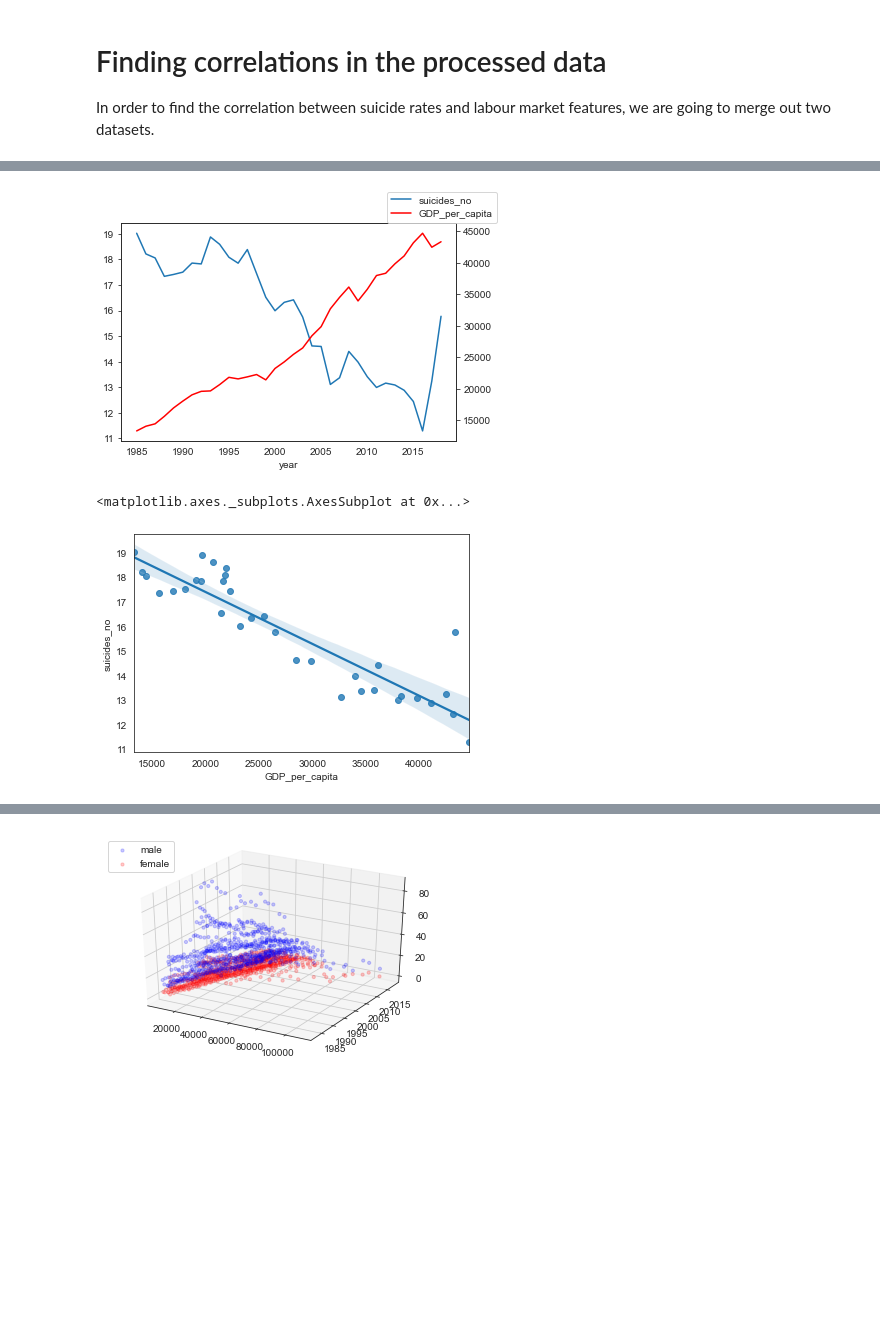
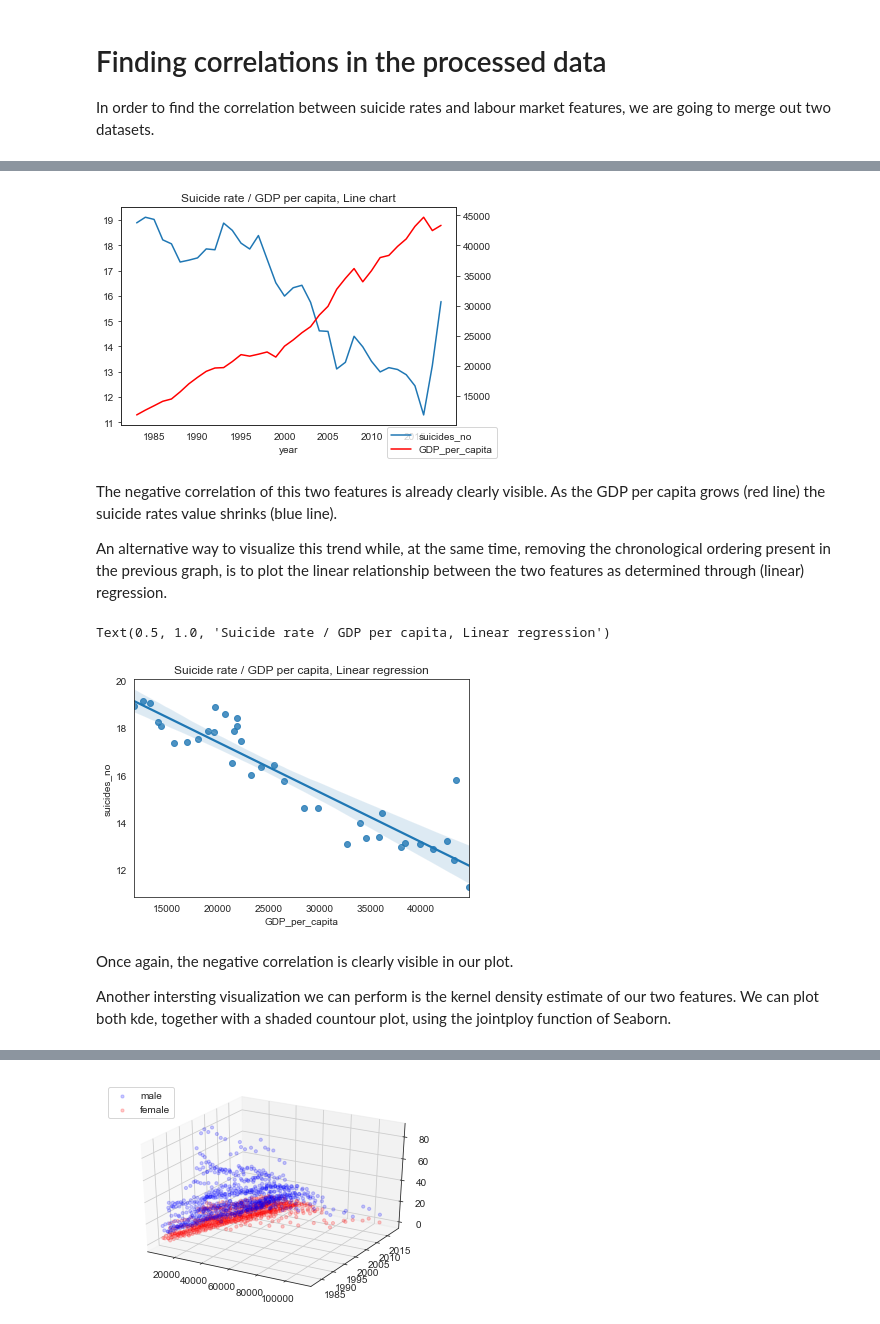
Before and after one commit to iberius96/Python-Suicides-Europe, a Jupyter notebook: main.ipynb, the cells around one changed output, grey strips where cells are left out. Drawn from its saved outputs; the diff is of its cells as text; code cells hidden in the pictures; blank space fills up the shorter version.

```diff
--- a/main.ipynb
+++ b/main.ipynb
@@ -771,22 +795,32 @@ buildCorrelation(merged_data, 'female')
 # %%
-df = merged_data[merged_data['sex'] == 'male']
 df = merged_data[['year', 'suicides_no', 'GDP_per_capita']].groupby(['year']).mean().reset_index()
-df = df[df['year'] >= 1985]
+df = df[df['year'] >= 1983]
 
 ax = df.plot(x='year', y='suicides_no', legend=False)
 ax2 = ax.twinx()
 df.plot(x='year', y='GDP_per_capita', ax=ax2, legend=False, color='r')
-ax.figure.legend()
+ax.figure.legend(loc='lower right')
+plt.title('Suicide rate / GDP per capita, Line chart')
 plt.show()
 # %% [output]
-[figure, old version]
+[figure, new version]
+# %% [markdown]
+The negative correlation of this two features is already clearly visible. As the GDP per capita grows (red line) the suicide rates value shrinks (blue line).
+
+An alternative way to visualize this trend while, at the same time, removing the chronological ordering present in the previous graph, is to plot the linear relationship between the two features as determined through (linear) regression.
 # %%
 sns.regplot(
     x='GDP_per_capita',
     y='suicides_no',
     data=df
 )
+
+plt.title('Suicide rate / GDP per capita, Linear regression')
 # %% [output]
-<matplotlib.axes._subplots.AxesSubplot at 0x...>
+Text(0.5, 1.0, 'Suicide rate / GDP per capita, Linear regression')
-[figure, old version]
+[figure, new version]
+# %% [markdown]
+Once again, the negative correlation is clearly visible in our plot.
+
+Another intersting visualization we can perform is the kernel density estimate of our two features. We can plot both kde, together with a shaded countour plot, using the jointploy function of Seaborn.
 # %%
```
Also changed, not shown: parts of 32 cells of this notebook.
